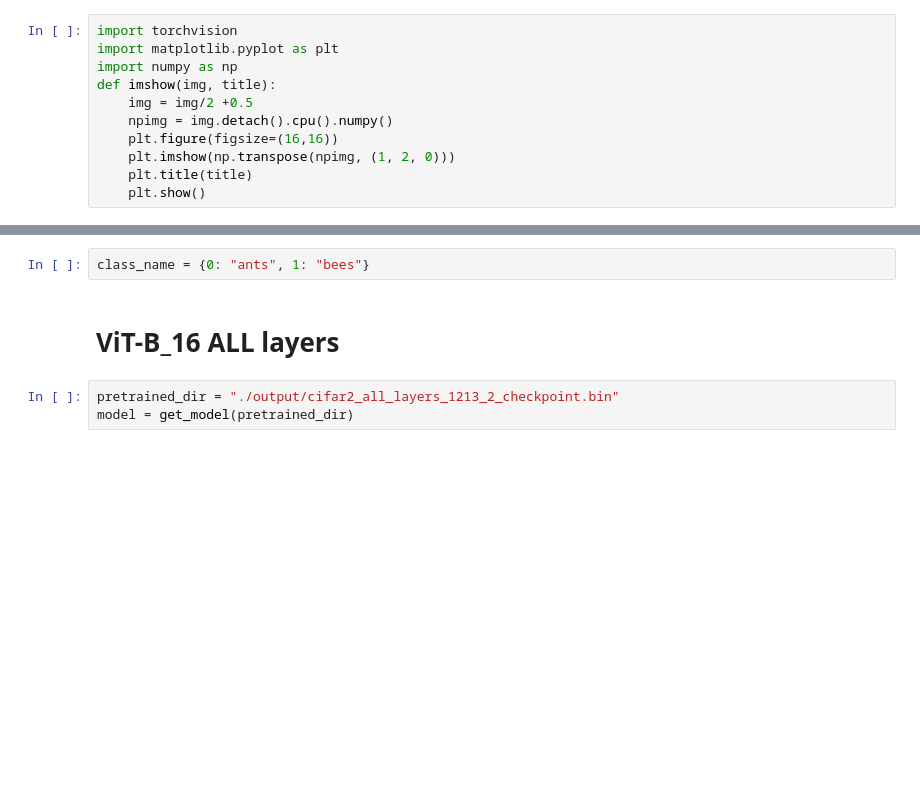
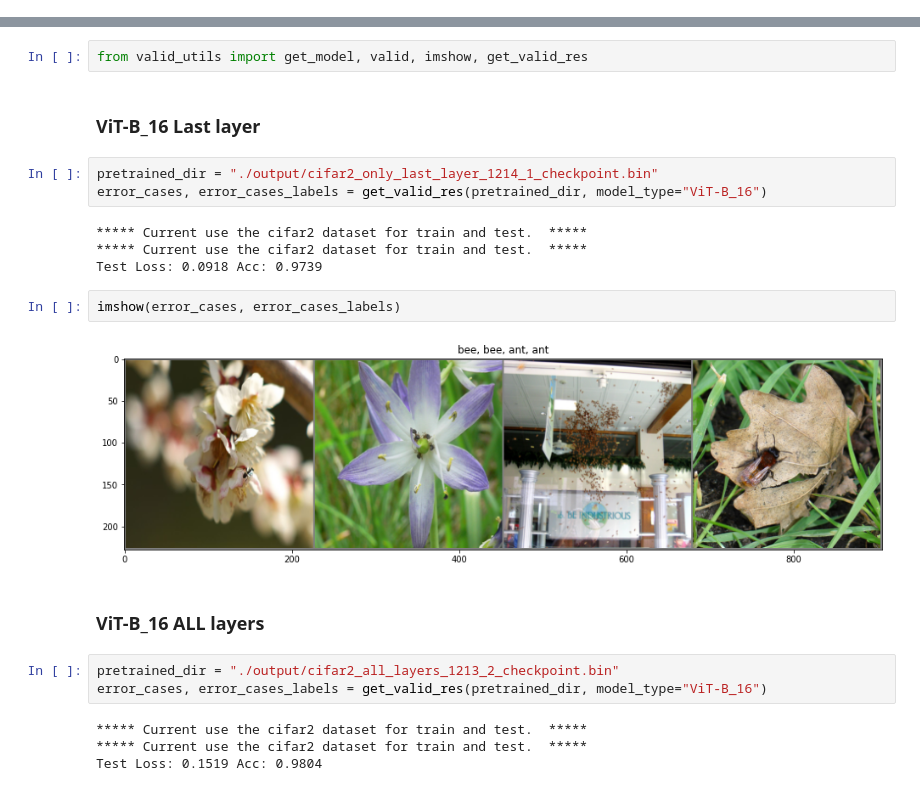
Before and after one commit to jeonsworld/ViT-pytorch, a Jupyter notebook: valid model.ipynb, the cells around one changed output, grey strips where cells are left out. Saved outputs shown, nothing was run; the diff lists cells and outputs as text; blank space fills up the shorter version.

```diff
--- a/valid model.ipynb
+++ b/valid model.ipynb
@@ -68,11 +0,0 @@ def get_model(pretrained_dir, num_classes=2, model_type="ViT-B_16", img_size=224
-# %%
-import torchvision
-import matplotlib.pyplot as plt
-import numpy as np
-def imshow(img, title):
-    img = img/2 +0.5
-    npimg = img.detach().cpu().numpy()
-    plt.figure(figsize=(16,16))
-    plt.imshow(np.transpose(npimg, (1, 2, 0)))
-    plt.title(title)
-    plt.show()
@@ -79,8 +253,25 @@ def imshow(img, title):
 # %%
-class_name = {0: "ants", 1: "bees"}
+from valid_utils import get_model, valid, imshow, get_valid_res
+# %% [markdown]
+### ViT-B_16 Last layer
+# %%
+pretrained_dir = "./output/cifar2_only_last_layer_1214_1_checkpoint.bin"
+error_cases, error_cases_labels = get_valid_res(pretrained_dir, model_type="ViT-B_16")
+# %% [output]
+***** Current use the cifar2 dataset for train and test.  *****
+***** Current use the cifar2 dataset for train and test.  *****
+Test Loss: 0.0918 Acc: 0.9739
+# %%
+imshow(error_cases, error_cases_labels)
+# %% [output]
+[figure]
 # %% [markdown]
-# ViT-B_16 ALL layers
+### ViT-B_16 ALL layers
 # %%
 pretrained_dir = "./output/cifar2_all_layers_1213_2_checkpoint.bin"
-model = get_model(pretrained_dir)
+error_cases, error_cases_labels = get_valid_res(pretrained_dir, model_type="ViT-B_16")
+# %% [output]
+***** Current use the cifar2 dataset for train and test.  *****
+***** Current use the cifar2 dataset for train and test.  *****
+Test Loss: 0.1519 Acc: 0.9804
 # %%
```
Also changed, not shown: parts of 35 cells of this notebook, 1 other file.
